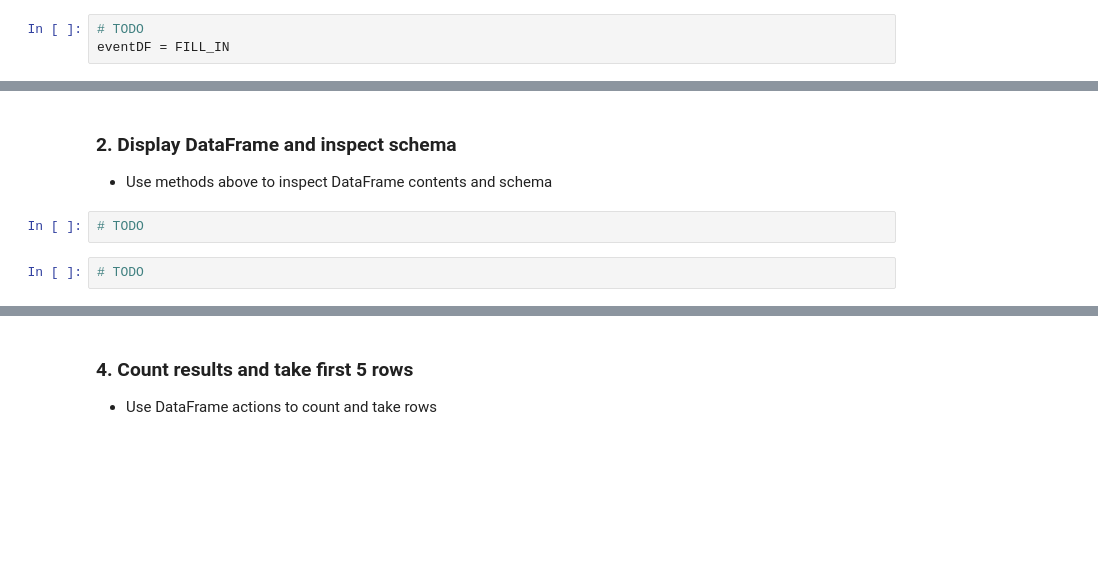
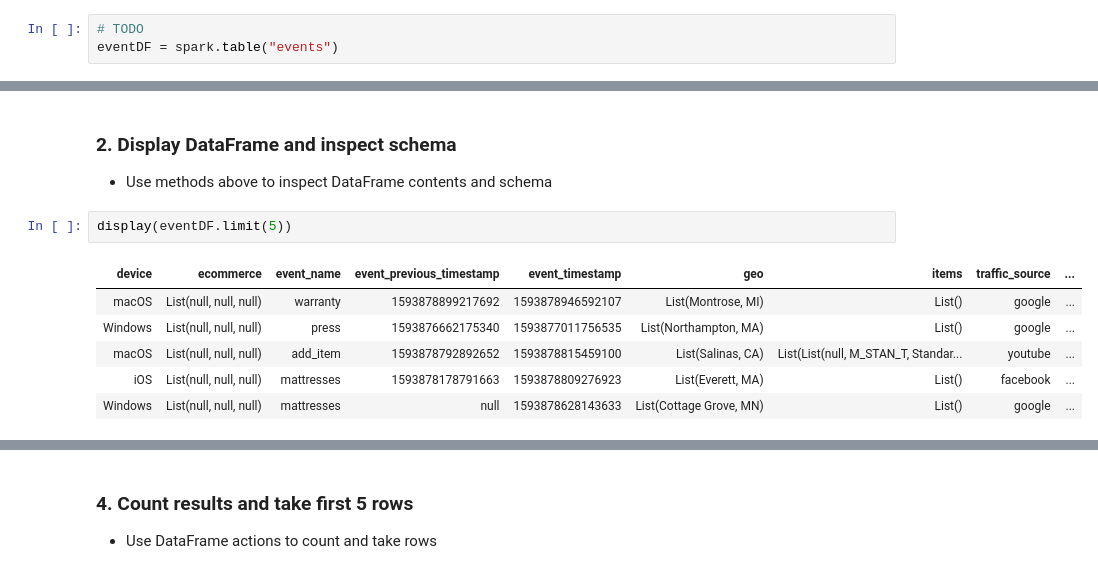
Before and after one commit to alcherniaev/Databricks_data_engineering, a Jupyter notebook: 1.3 Spark SQL.ipynb, the cells around one changed output, grey strips where cells are left out. Cells and saved outputs as stored; diff of their text form; blank space fills up the shorter version.

```diff
--- a/1.3 Spark SQL.ipynb
+++ b/1.3 Spark SQL.ipynb
@@ -86,4 +133,4 @@ display(spark.sql("SELECT * FROM budget"))
 - Use SparkSession to create a DataFrame from the `events` table
 # %%
 # TODO
-eventDF = FILL_IN
+eventDF = spark.table("events")
@@ -90,7 +139,12 @@ eventDF = FILL_IN
 # %% [markdown]
 ### 2. Display DataFrame and inspect schema
 - Use methods above to inspect DataFrame contents and schema
-# %%
-# TODO
-# %%
-# TODO
+# %%
+display(eventDF.limit(5))
+# %% [output]
+| device | ecommerce | event_name | event_previous_timestamp | event_timestamp | geo | items | traffic_source | ... |
+| macOS | List(null, null, null) | warranty | 1593878899217692 | 1593878946592107 | List(Montrose, MI) | List() | google | ... |
+| Windows | List(null, null, null) | press | 1593876662175340 | 1593877011756535 | List(Northampton, MA) | List() | google | ... |
+| macOS | List(null, null, null) | add_item | 1593878792892652 | 1593878815459100 | List(Salinas, CA) | List(List(null, M_STAN_T, Standar... | youtube | ... |
+| iOS | List(null, null, null) | mattresses | 1593878178791663 | 1593878809276923 | List(Everett, MA) | List() | facebook | ... |
+| Windows | List(null, null, null) | mattresses | null | 1593878628143633 | List(Cottage Grove, MN) | List() | google | ... |
```
Also changed, not shown: parts of 21 cells of this notebook.
